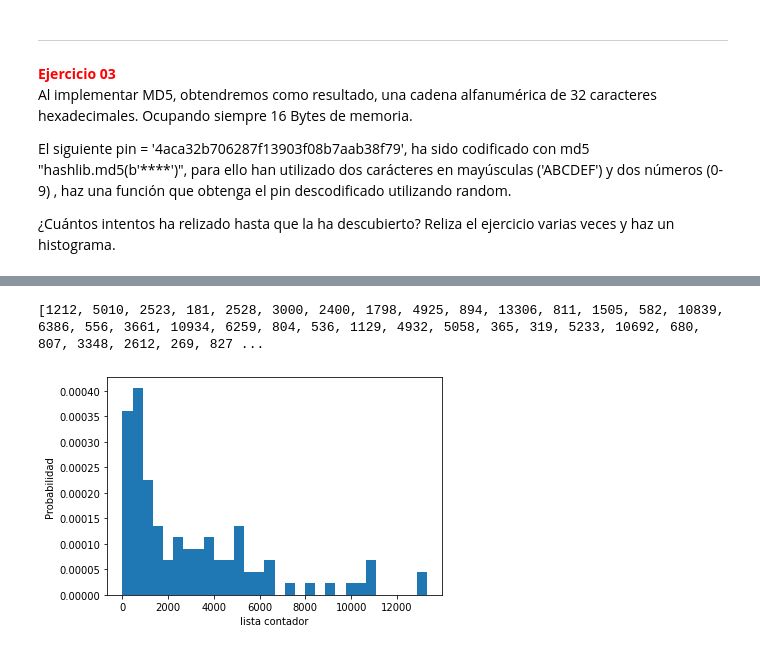
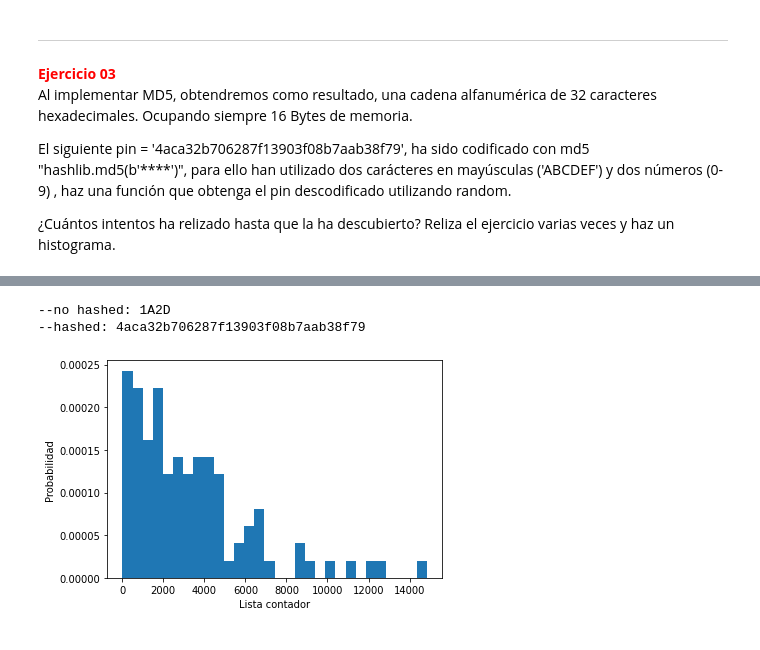
Before and after one commit to MelvinGuaygua/Python-projects, a Jupyter notebook: 08_random/numeros_pseudo_aleatorios.ipynb, the cells around one changed output, grey strips where cells are left out. Drawn from its saved outputs; the diff is of its cells as text; code cells hidden in the pictures.

```diff
--- a/08_random/numeros_pseudo_aleatorios.ipynb
+++ b/08_random/numeros_pseudo_aleatorios.ipynb
@@ -461,35 +312,42 @@ print(list)
-# %%
-import matplotlib.pyplot as plt
-import numpy as np
-%matplotlib inline
-
-# -----
-pin = "4aca32b706287f13903f08b7aab38f79"
-list=[]
-N=100
-
-for i in range(N):
-    cont=0
-    while True:
-        noHashed=""
-        a=random.randint(0,9)
-        b=random.choice('ABCDEF')
-        c=random.randint(0,9)
-        d=random.choice('ABCDEF')
-        noHashed=str(a)+b+str(c)+d
-        hashed = hashlib.md5(noHashed.encode('utf8')).hexdigest()
-        if pin==hashed:
-            break
-        cont+=1
-    list.append(cont)
-print(list)
-# -----
-
-x = np.array(list)
-
-plt.hist(x,density=True, bins=30)
-plt.ylabel('Probabilidad')
-plt.xlabel('lista contador');
-# %% [output]
-[1212, 5010, 2523, 181, 2528, 3000, 2400, 1798, 4925, 894, 13306, 811, 1505, 582, 10839, 6386, 556, 3661, 10934, 6259, 804, 536, 1129, 4932, 5058, 365, 319, 5233, 10692, 680, 807, 3348, 2612, 269, 827 ...
-[figure, removed]
+# %%
+import matplotlib.pyplot as plt
+import numpy as np
+%matplotlib inline
+import hashlib
+
+import random
+import math
+
+# -----
+pin = "4aca32b706287f13903f08b7aab38f79"
+list=[]
+N=100
+
+for i in range(N):
+    cont=0
+    while True:
+        noHashed=""
+        a=random.randint(0,9)
+        b=random.choice('ABCDEF')
+        c=random.randint(0,9)
+        d=random.choice('ABCDEF')
+        noHashed=str(a)+b+str(c)+d
+        hashed = hashlib.md5(noHashed.encode('utf8')).hexdigest()
+        if pin==hashed:
+            break
+        cont+=1
+    list.append(cont)
+# print(list)
+print("--no hashed:",noHashed)
+print("--hashed:",hashed)
+# -----
+
+x = np.array(list)
+
+plt.hist(x,density=True, bins=30)
+plt.ylabel('Probabilidad')
+plt.xlabel('Lista contador');
+# %% [output]
+--no hashed: 1A2D
+--hashed: 4aca32b706287f13903f08b7aab38f79
+[figure, added]
```
Also changed, not shown: parts of 15 cells of this notebook, 22 other files.
